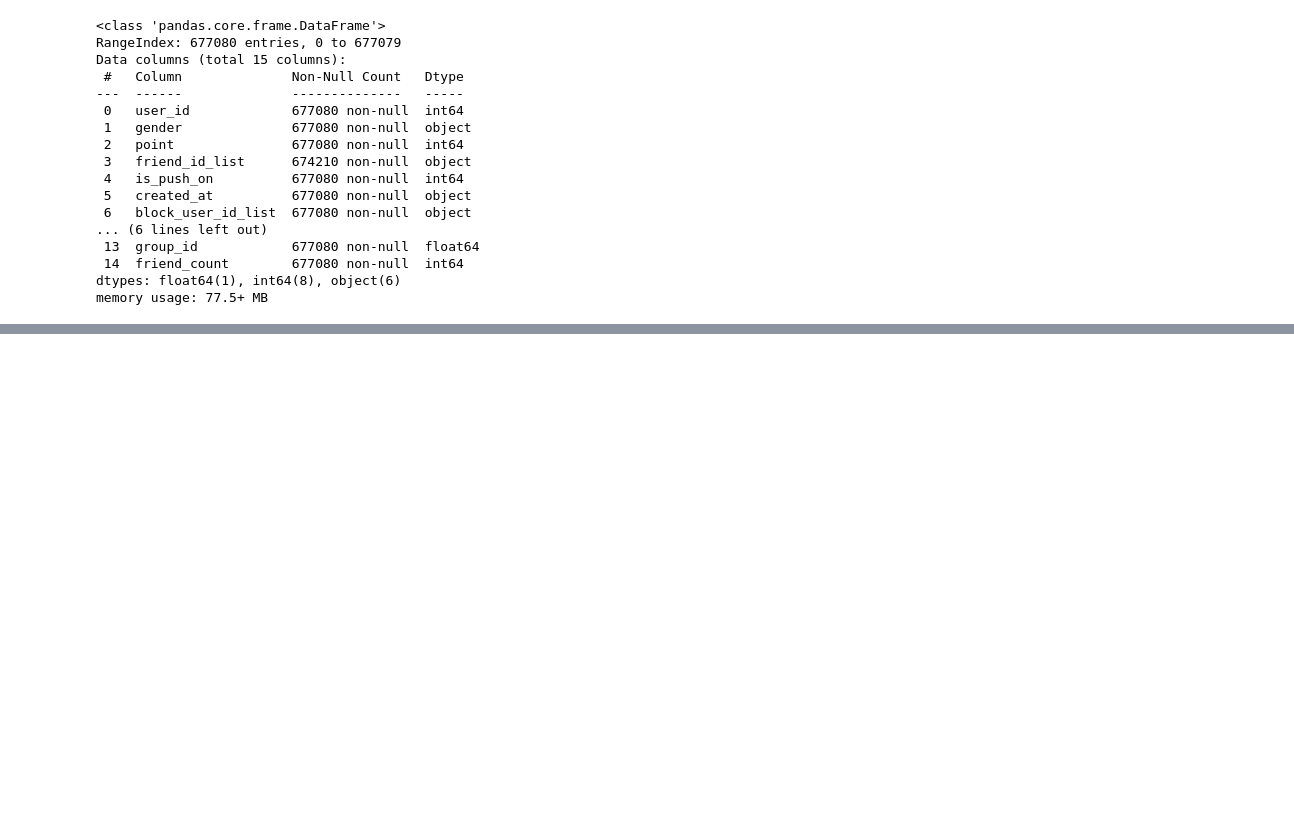
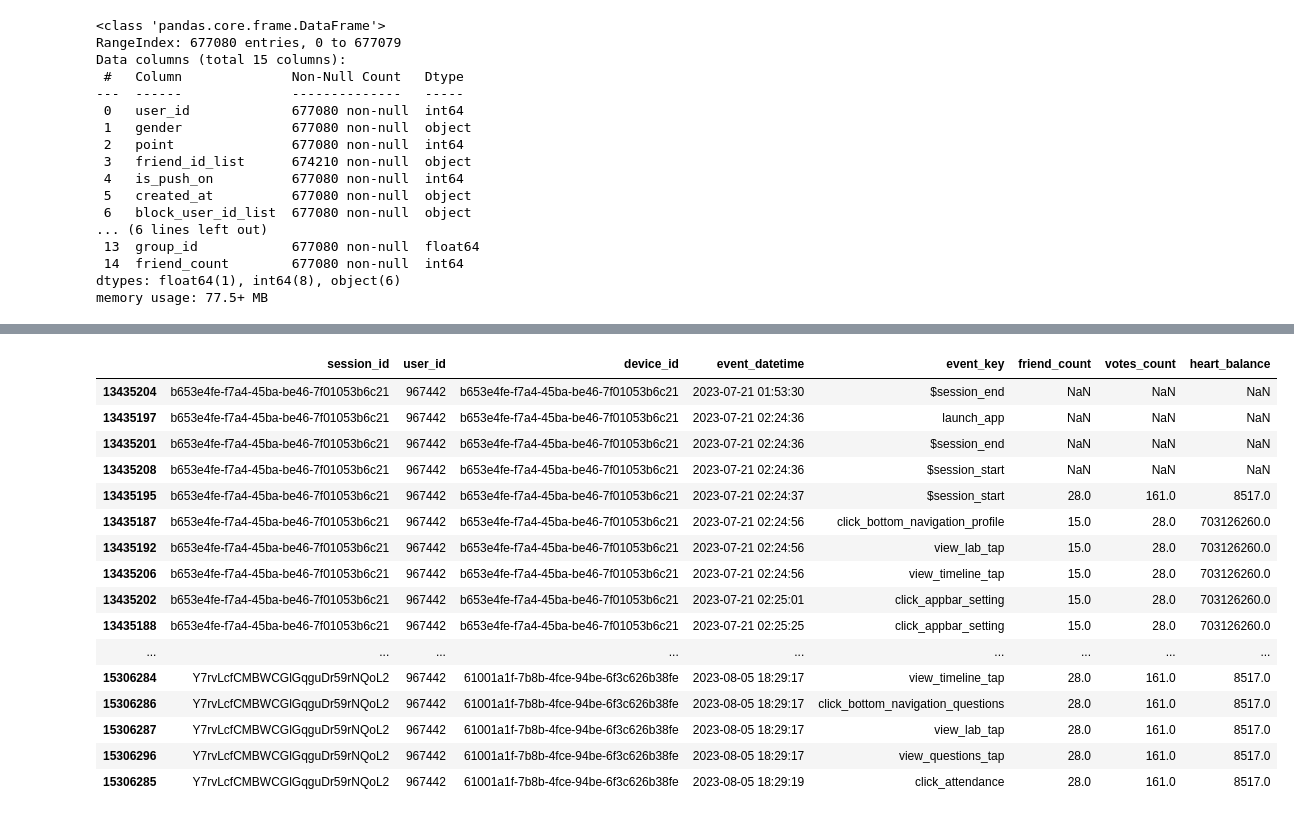
Before and after one commit to EtheriumArchive/Codeit_project, a Jupyter notebook: eda_eunsu_v4.ipynb, the cells around one changed output, grey strips where cells are left out. Cells and saved outputs as stored; diff of their text form; code cells hidden in the pictures; blank space fills up the shorter version.

```diff
--- a/eda_eunsu_v4.ipynb
+++ b/eda_eunsu_v4.ipynb
@@ -234,0 +448,6 @@ final.to_csv('./processed_hackle_properties.csv', index=False)
+# %%
+# 그럼 최대 75,977개 이상의 하트를 가지고 있는 사람은 이상치인가?
+# 몇 명 정도 존재하는 지 확인해야겠음 -> 13명 존재
+
+over_hearts = hackle_merge['heart_balance'] > 75977
+hackle_merge[over_hearts]['user_id'].nunique()
@@ -234,0 +456,10 @@ final.to_csv('./processed_hackle_properties.csv', index=False)
+# %%
+# 이상치 유저 추출
+outlier_user = hackle_merge[over_hearts]['user_id'].unique()
+
+# 유저 정보 확인
+# 분명 75,977개를 뛰어넘는 유저들의 정보를 가져왔는데
+# 포인트가 1680, 8933개 등과 같이 매우 낮은 유저들 확인
+# 유저 테이블은 2024년까지 업데이트 되어서인가? -> 그렇다기엔 만들어진 날짜가 2023년도임 -> 업데이트 날짜가 아니라 회원가입 날짜인가?
+# 아니면 포인트와 하트는 아예 다른 게 확실한가?
+accounts_user[accounts_user['user_id'].isin(outlier_user)]
@@ -234,0 +481,5 @@ final.to_csv('./processed_hackle_properties.csv', index=False)
+# %%
+# 75,977보다 낮은 포인트를 가지고 있는 유저들 hackle 확인
+outlier_user_info = accounts_user[accounts_user['user_id'].isin(outlier_user)]
+under_outlier_info = outlier_user_info[outlier_user_info['point'] < 75977]
+under_outlier_info
@@ -234,0 +492,4 @@ final.to_csv('./processed_hackle_properties.csv', index=False)
+# %%
+under_outlier_user = under_outlier_info['user_id'].unique()
+under_outlier_hackle = hackle_merge[hackle_merge['user_id'].isin(under_outlier_user)].sort_values(by=['user_id', 'event_datetime'])
+under_outlier_hackle
@@ -234,0 +510,27 @@ final.to_csv('./processed_hackle_properties.csv', index=False)
+# %%
+# 아니 이 유저는
+# 처음 로그인할 때는 8천대였다가
+# 갑자기 하트가 7억개로 갑자기 뛰네
+# 그러다 세션 id가 바뀌면서 다시 8천대로 돌아옴
+# 7/21 ~ 8/5까지 7억개로 지냈음
+
+colums = ['session_id', 'user_id', 'device_id' ,'event_datetime', 'event_key', 'friend_count', 'votes_count', 'heart_balance']
+under_outlier_hackle[under_outlier_hackle['user_id'] == '967442'][colums]
+# %% [output]
+|  | session_id | user_id | device_id | event_datetime | event_key | friend_count | votes_count | heart_balance |
+| 13435204 | b653e4fe-f7a4-45ba-be46-7f01053b6c21 | 967442 | b653e4fe-f7a4-45ba-be46-7f01053b6c21 | 2023-07-21 01:53:30 | $session_end | NaN | NaN | NaN |
+| 13435197 | b653e4fe-f7a4-45ba-be46-7f01053b6c21 | 967442 | b653e4fe-f7a4-45ba-be46-7f01053b6c21 | 2023-07-21 02:24:36 | launch_app | NaN | NaN | NaN |
+| 13435201 | b653e4fe-f7a4-45ba-be46-7f01053b6c21 | 967442 | b653e4fe-f7a4-45ba-be46-7f01053b6c21 | 2023-07-21 02:24:36 | $session_end | NaN | NaN | NaN |
+| 13435208 | b653e4fe-f7a4-45ba-be46-7f01053b6c21 | 967442 | b653e4fe-f7a4-45ba-be46-7f01053b6c21 | 2023-07-21 02:24:36 | $session_start | NaN | NaN | NaN |
+| 13435195 | b653e4fe-f7a4-45ba-be46-7f01053b6c21 | 967442 | b653e4fe-f7a4-45ba-be46-7f01053b6c21 | 2023-07-21 02:24:37 | $session_start | 28.0 | 161.0 | 8517.0 |
+| 13435187 | b653e4fe-f7a4-45ba-be46-7f01053b6c21 | 967442 | b653e4fe-f7a4-45ba-be46-7f01053b6c21 | 2023-07-21 02:24:56 | click_bottom_navigation_profile | 15.0 | 28.0 | 703126260.0 |
+| 13435192 | b653e4fe-f7a4-45ba-be46-7f01053b6c21 | 967442 | b653e4fe-f7a4-45ba-be46-7f01053b6c21 | 2023-07-21 02:24:56 | view_lab_tap | 15.0 | 28.0 | 703126260.0 |
+| 13435206 | b653e4fe-f7a4-45ba-be46-7f01053b6c21 | 967442 | b653e4fe-f7a4-45ba-be46-7f01053b6c21 | 2023-07-21 02:24:56 | view_timeline_tap | 15.0 | 28.0 | 703126260.0 |
+| 13435202 | b653e4fe-f7a4-45ba-be46-7f01053b6c21 | 967442 | b653e4fe-f7a4-45ba-be46-7f01053b6c21 | 2023-07-21 02:25:01 | click_appbar_setting | 15.0 | 28.0 | 703126260.0 |
+| 13435188 | b653e4fe-f7a4-45ba-be46-7f01053b6c21 | 967442 | b653e4fe-f7a4-45ba-be46-7f01053b6c21 | 2023-07-21 02:25:25 | click_appbar_setting | 15.0 | 28.0 | 703126260.0 |
+| ... | ... | ... | ... | ... | ... | ... | ... | ... |
+| 15306284 | Y7rvLcfCMBWCGlGqguDr59rNQoL2 | 967442 | 61001a1f-7b8b-4fce-94be-6f3c626b38fe | 2023-08-05 18:29:17 | view_timeline_tap | 28.0 | 161.0 | 8517.0 |
+| 15306286 | Y7rvLcfCMBWCGlGqguDr59rNQoL2 | 967442 | 61001a1f-7b8b-4fce-94be-6f3c626b38fe | 2023-08-05 18:29:17 | click_bottom_navigation_questions | 28.0 | 161.0 | 8517.0 |
+| 15306287 | Y7rvLcfCMBWCGlGqguDr59rNQoL2 | 967442 | 61001a1f-7b8b-4fce-94be-6f3c626b38fe | 2023-08-05 18:29:17 | view_lab_tap | 28.0 | 161.0 | 8517.0 |
+| 15306296 | Y7rvLcfCMBWCGlGqguDr59rNQoL2 | 967442 | 61001a1f-7b8b-4fce-94be-6f3c626b38fe | 2023-08-05 18:29:17 | view_questions_tap | 28.0 | 161.0 | 8517.0 |
+| 15306285 | Y7rvLcfCMBWCGlGqguDr59rNQoL2 | 967442 | 61001a1f-7b8b-4fce-94be-6f3c626b38fe | 2023-08-05 18:29:19 | click_attendance | 28.0 | 161.0 | 8517.0 |
```
Also changed, not shown: parts of 61 cells of this notebook.
